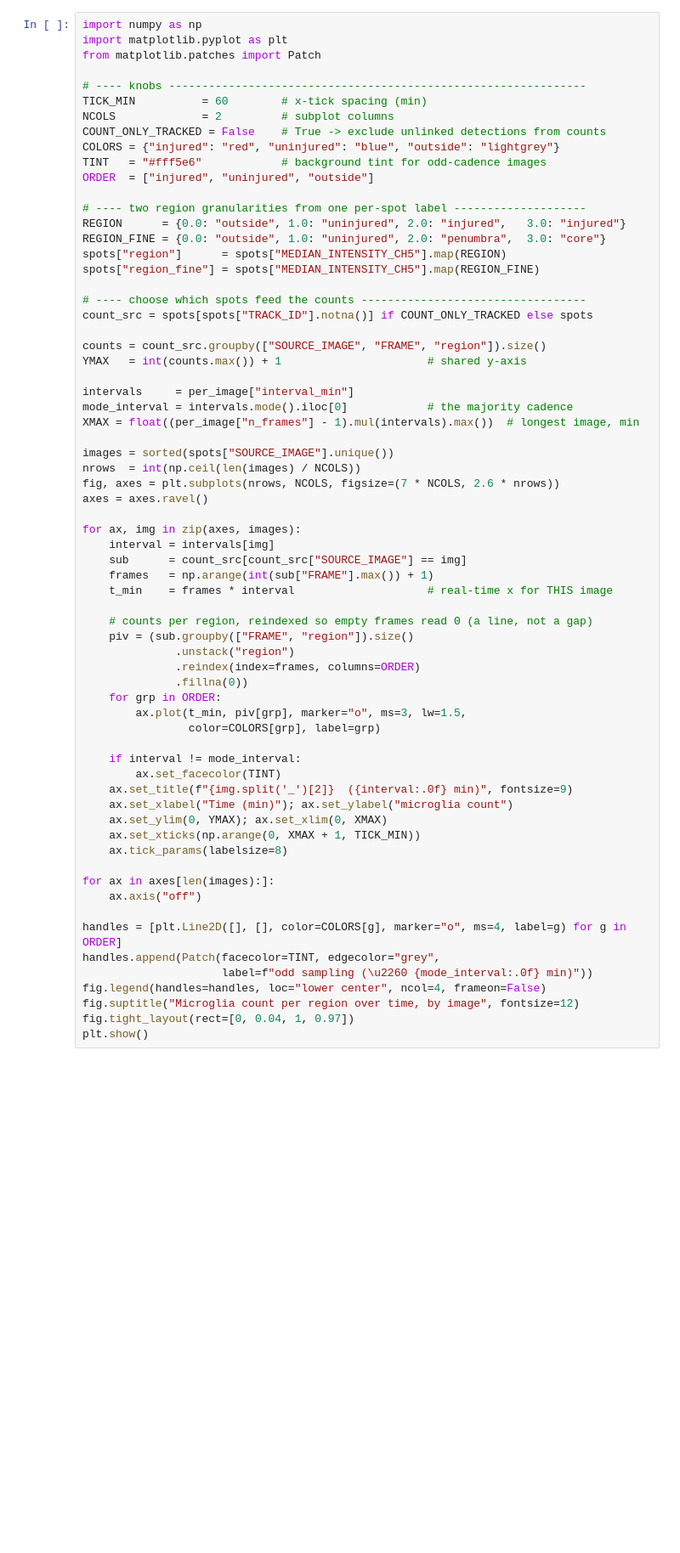
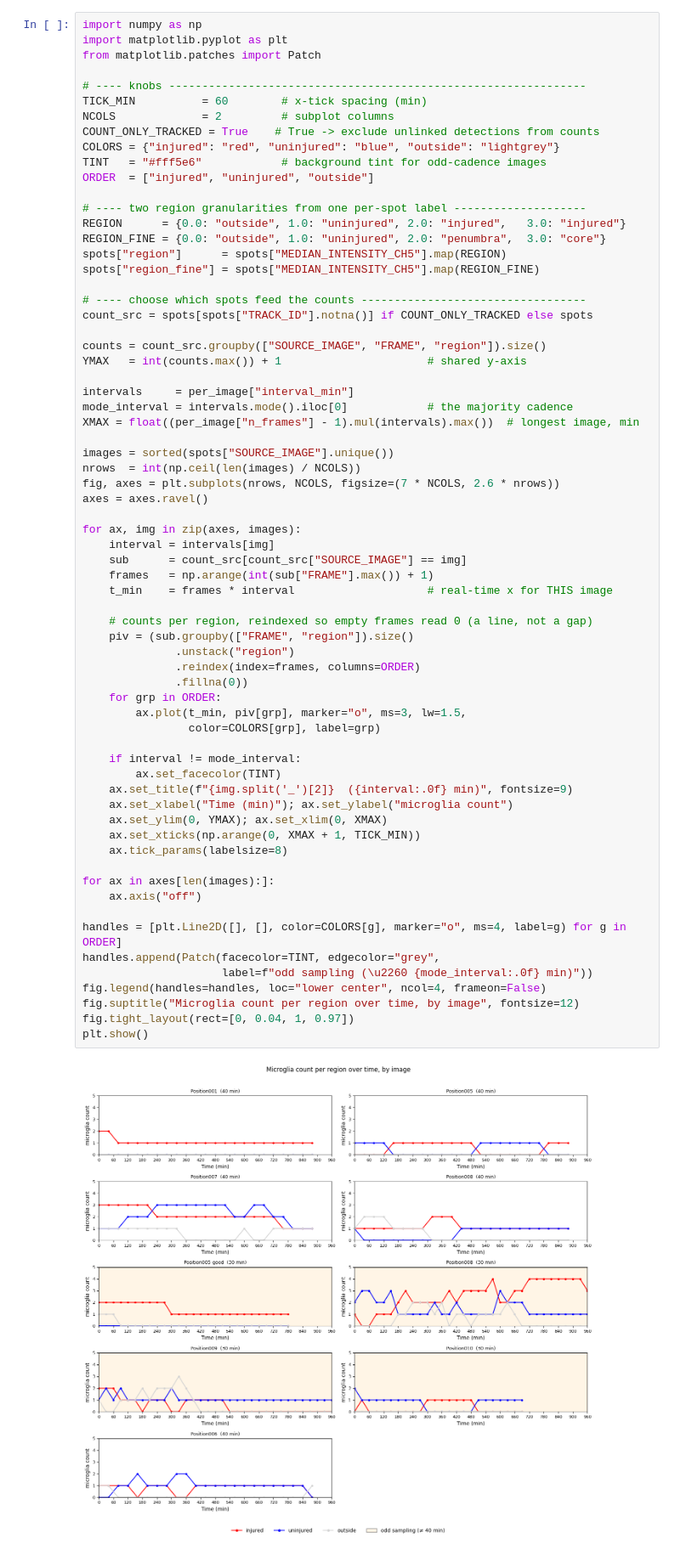
Before and after one commit to grantrichter04/microglia-motility-pipeline, a Jupyter notebook: python/08_analysis/08_Microglia_analysis_TUTORIAL.ipynb, the cells around one changed output. Shown at 85% size. Cells and saved outputs as stored; diff of their text form; blank space fills up the shorter version.

```diff
--- a/python/08_analysis/08_Microglia_analysis_TUTORIAL.ipynb
+++ b/python/08_analysis/08_Microglia_analysis_TUTORIAL.ipynb
@@ -153,7 +457,7 @@ from matplotlib.patches import Patch
 # ---- knobs ---------------------------------------------------------------
 TICK_MIN          = 60        # x-tick spacing (min)
 NCOLS             = 2         # subplot columns
-COUNT_ONLY_TRACKED = False    # True -> exclude unlinked detections from counts
+COUNT_ONLY_TRACKED = True    # True -> exclude unlinked detections from counts
 COLORS = {"injured": "red", "uninjured": "blue", "outside": "lightgrey"}
 TINT   = "#fff5e6"            # background tint for odd-cadence images
 ORDER  = ["injured", "uninjured", "outside"]
@@ -185,33 +489,35 @@ for ax, img in zip(axes, images):
     frames   = np.arange(int(sub["FRAME"].max()) + 1)
     t_min    = frames * interval                    # real-time x for THIS image
 
     # counts per region, reindexed so empty frames read 0 (a line, not a gap)
     piv = (sub.groupby(["FRAME", "region"]).size()
               .unstack("region")
               .reindex(index=frames, columns=ORDER)
               .fillna(0))
     for grp in ORDER:
         ax.plot(t_min, piv[grp], marker="o", ms=3, lw=1.5,
                 color=COLORS[grp], label=grp)
 
     if interval != mode_interval:
         ax.set_facecolor(TINT)
     ax.set_title(f"{img.split('_')[2]}  ({interval:.0f} min)", fontsize=9)
     ax.set_xlabel("Time (min)"); ax.set_ylabel("microglia count")
     ax.set_ylim(0, YMAX); ax.set_xlim(0, XMAX)
     ax.set_xticks(np.arange(0, XMAX + 1, TICK_MIN))
     ax.tick_params(labelsize=8)
 
 for ax in axes[len(images):]:
     ax.axis("off")
 
 handles = [plt.Line2D([], [], color=COLORS[g], marker="o", ms=4, label=g) for g in ORDER]
 handles.append(Patch(facecolor=TINT, edgecolor="grey",
                      label=f"odd sampling (\u2260 {mode_interval:.0f} min)"))
 fig.legend(handles=handles, loc="lower center", ncol=4, frameon=False)
 fig.suptitle("Microglia count per region over time, by image", fontsize=12)
 fig.tight_layout(rect=[0, 0.04, 1, 0.97])
 plt.show()
+# %% [output]
+[figure, added]
 # %% [markdown]
 ## Cell 5 — Pool the images: mean ± SD count per region over time
 
```
Also changed, not shown: parts of 19 cells of this notebook.
